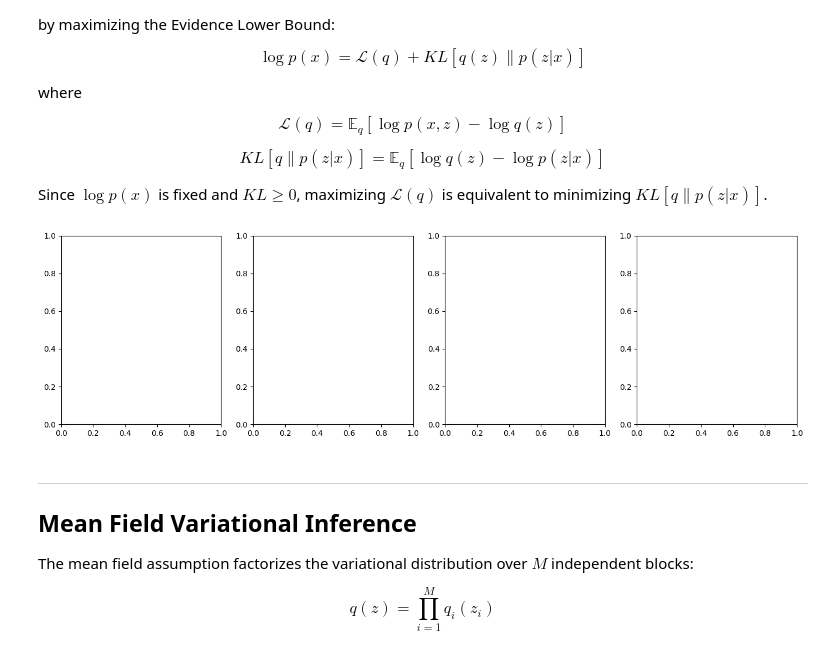
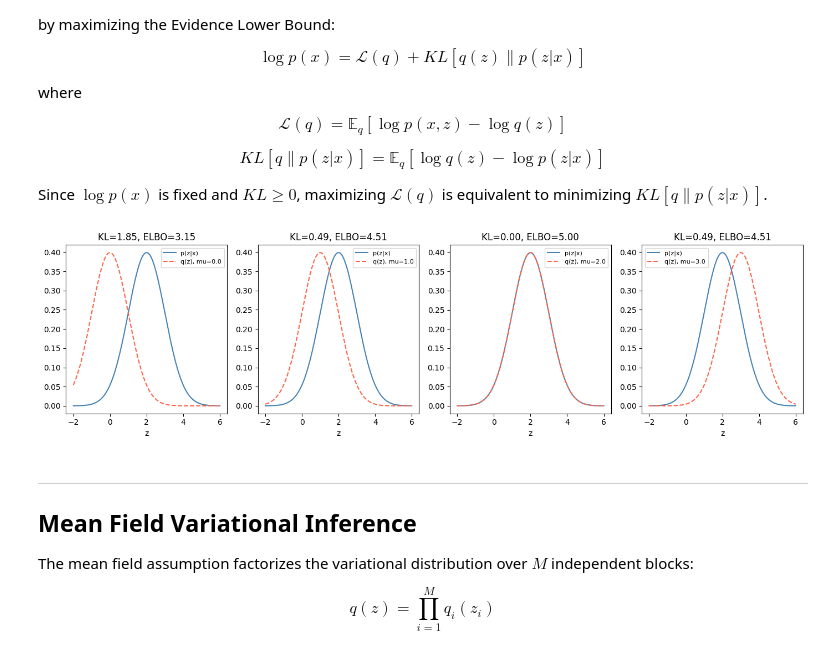
Before and after one commit to frekkoz3/Probabilistic-Machine-Learning, a Jupyter notebook: laboratories/10/10_vi.ipynb, the cells around one changed output. Saved outputs shown, nothing was run; the diff lists cells and outputs as text; code cells hidden in the pictures.

```diff
--- a/laboratories/10/10_vi.ipynb
+++ b/laboratories/10/10_vi.ipynb
@@ -31,36 +31,41 @@ Since $\log p(x)$ is fixed and $KL \geq 0$, maximizing $\mathcal{L}(q)$ is equiv
 # %%
 # Visualize the ELBO decomposition: log p(x) = ELBO + KL
 # We use a 1D toy example:
 #   p(z|x) = N(2, 1)
 #   q(z) = N(mu_q, 1)
 
 z = np.linspace(-2, 6, 500)
 true_mu = 2.0
 sigma = 1.0
 
 def gaussian_log_pdf(z, mu, sigma):
     return -0.5 * np.log(2 * np.pi * sigma**2) - 0.5 * ((z - mu) / sigma)**2
 
 fig, axes = plt.subplots(1, 4, figsize=(14, 4))
 q_means = [0.0, 1.0, 2.0, 3.0]
 
 for ax, mu_q in zip(axes, q_means):
-    break
+
+    log_p = gaussian_log_pdf(z, true_mu, sigma)
+    log_q = gaussian_log_pdf(z, mu_q, sigma)
+
+    q = np.exp(log_q)
+    kl = np.trapz(q*[log_q - log_p], z)
 
     log_px = 5 # arbitrary normalization value
 
     elbo = log_px - kl
 
     ax.plot(z, np.exp(log_p), label="p(z|x)", color="steelblue")
     ax.plot(z, q, label=f"q(z), mu={mu_q}", color="tomato", linestyle="--")
-    ax.set_title(f"KL={kl:.2f}, ELBO={elbo:.2f}")
+    ax.set_title(f"KL={kl[0]:.2f}, ELBO={elbo[0]:.2f}")
     ax.legend(fontsize=8)
     ax.set_xlabel("z")
 
 plt.tight_layout()
 plt.show()
 # %% [output]
-[figure, old version]
+[figure, new version]
 # %% [markdown]
 ---
 ## Mean Field Variational Inference
```
Also changed, not shown: parts of 5 cells of this notebook.
